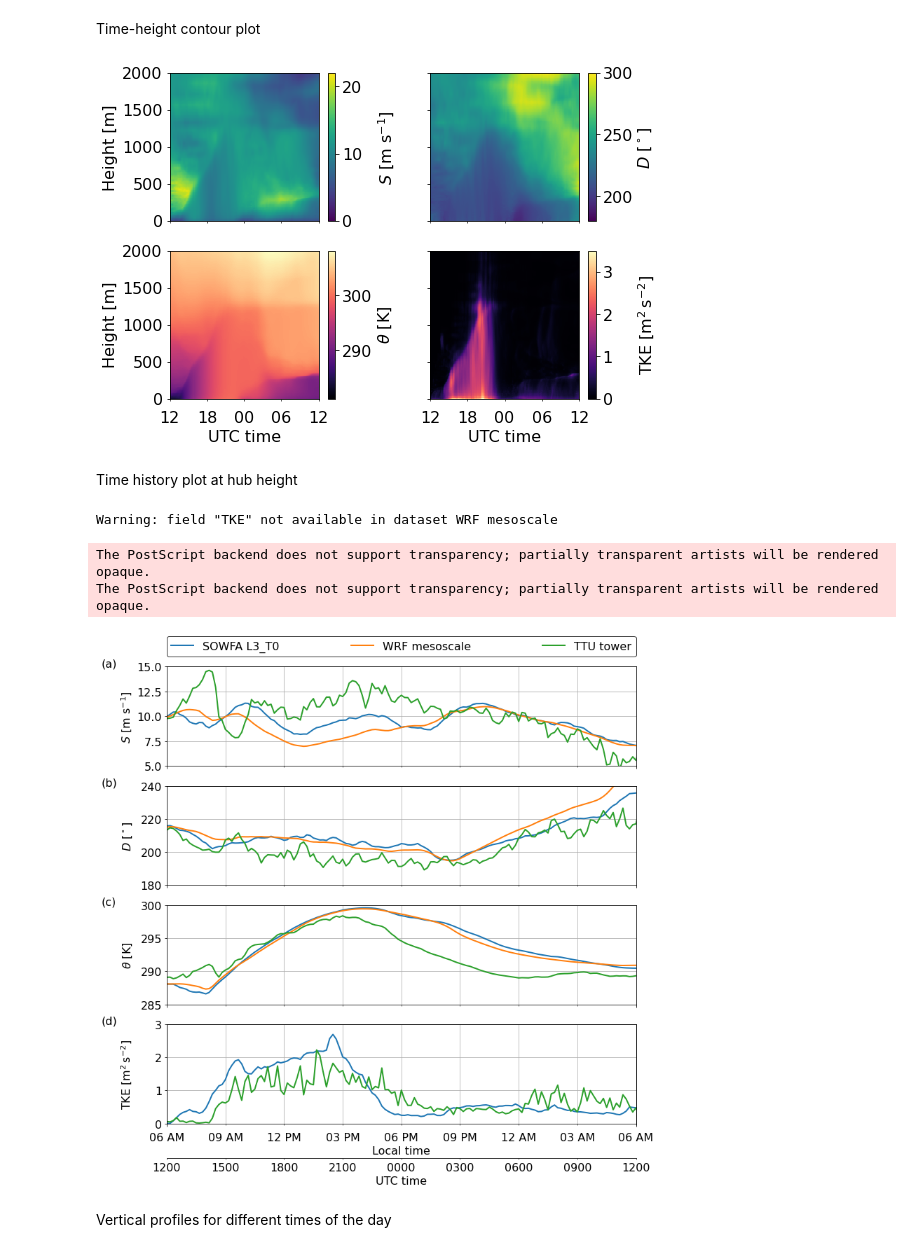
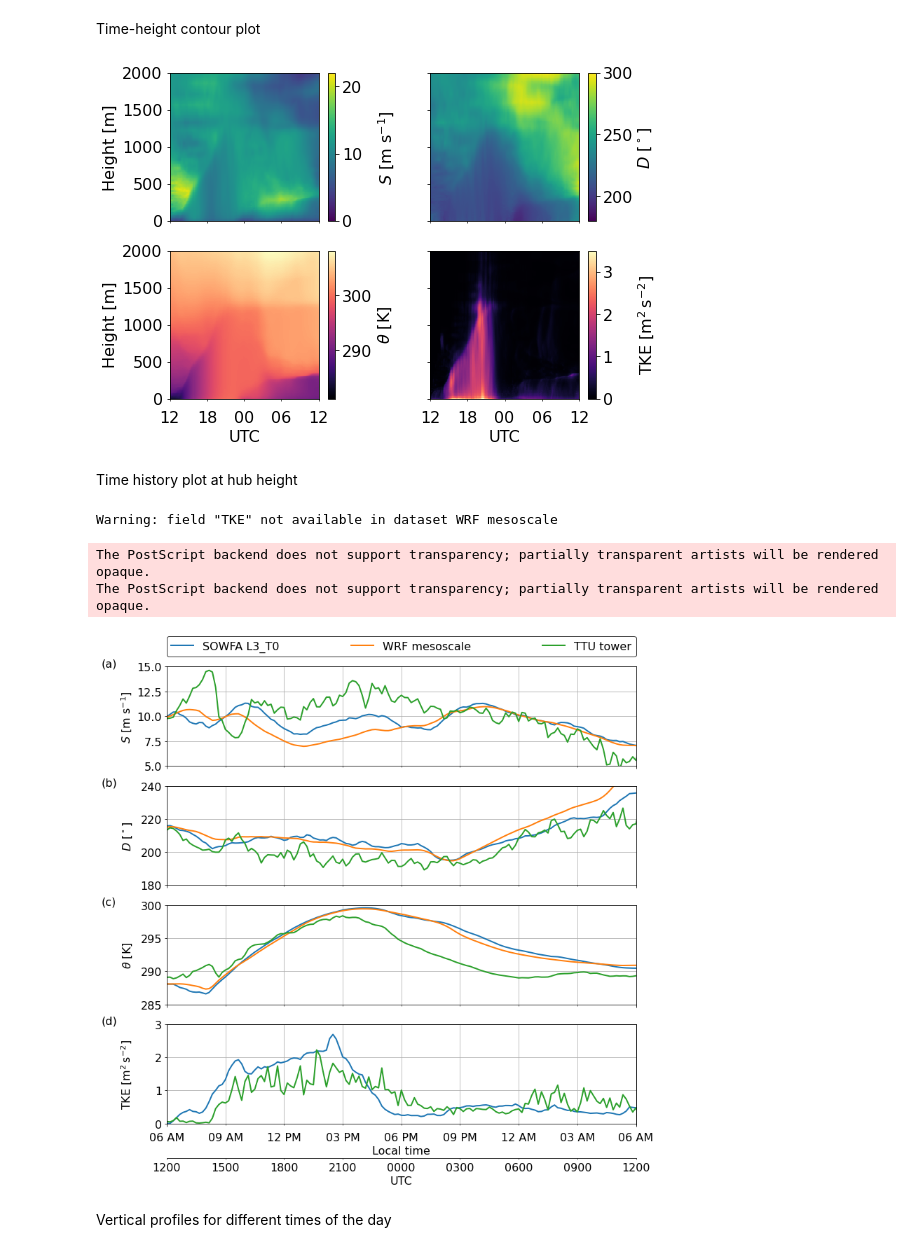
Before and after one commit to a2e-mmc/assessment, a Jupyter notebook: studies/budget_components_coupling/plot_microscale_case.ipynb, the cells around one changed output. Drawn from its saved outputs; the diff is of its cells as text; code cells hidden in the pictures.

```diff
--- a/studies/budget_components_coupling/plot_microscale_case.ipynb
+++ b/studies/budget_components_coupling/plot_microscale_case.ipynb
@@ -167,34 +167,35 @@ fig,ax,cbar = mplt.plot_timeheight(
     ncols=2,
     # Set subfigure size
     subfigsize=(4,3),
     # Set raterized to True to reduce size of eps and pdf figures
     rasterized=True
 )
 
 fig.subplots_adjust(wspace=0.4)
 
 # Adjust xaxis tick locations
 ax[0,0].xaxis.set_minor_locator(mpl.dates.HourLocator(byhour=range(24),interval=6))
 ax[0,0].xaxis.set_minor_formatter(mdates.DateFormatter('%H'))
 # ax[0,0].xaxis.set_major_locator(mpl.dates.AutoDateLocator(minticks=2,maxticks=3))
 # ax[0,0].xaxis.set_major_formatter(mdates.DateFormatter('\n%m-%d'))
 
 # Hide dates
 ax[0,0].set_xticks([])
 
 #Move xs tick down slightly to avoid overlap with y ticks
 for axi in np.asarray(ax[-1,:]).ravel():
     axi.tick_params(axis='x', which='minor', pad=10)
     axi.tick_params(axis='x', which='major', pad=10)
     axi.set_xticks([]) # Hide date on local time axis (BLM edits)
+    axi.set_xlabel('UTC')
 
 #Save figure
 figname = 'w0L0_timeheight'
 plt.savefig(os.path.join(figuredir,figname+'.png'),bbox_inches='tight')
 plt.savefig(os.path.join(figuredir,figname+'.eps'),bbox_inches='tight')
 plt.savefig(os.path.join(figuredir,figname+'.pdf'),bbox_inches='tight')
 # %% [output]
-[figure, old version]
+[figure, new version]
 # %% [markdown]
 Time history plot at hub height
 # %%
@@ -233,6 +234,7 @@ leg.get_frame().set_edgecolor('k')
 
 # Hide date on local time axis (BLM edits)
 ax2.set_xticks([])
+ax2.set_xlabel('UTC')
 
 #Save figure
 figname = 'w0L0_timehistory'
@@ -243,7 +245,7 @@ plt.savefig(os.path.join(figuredir,figname+'.pdf'),bbox_inches='tight')
 Warning: field "TKE" not available in dataset WRF mesoscale
 The PostScript backend does not support transparency; partially transparent artists will be rendered opaque.
 The PostScript backend does not support transparency; partially transparent artists will be rendered opaque.
-[figure, old version]
+[figure, new version]
 # %% [markdown]
 Vertical profiles for different times of the day
 # %%
```
Also changed, not shown: 3 other files.
